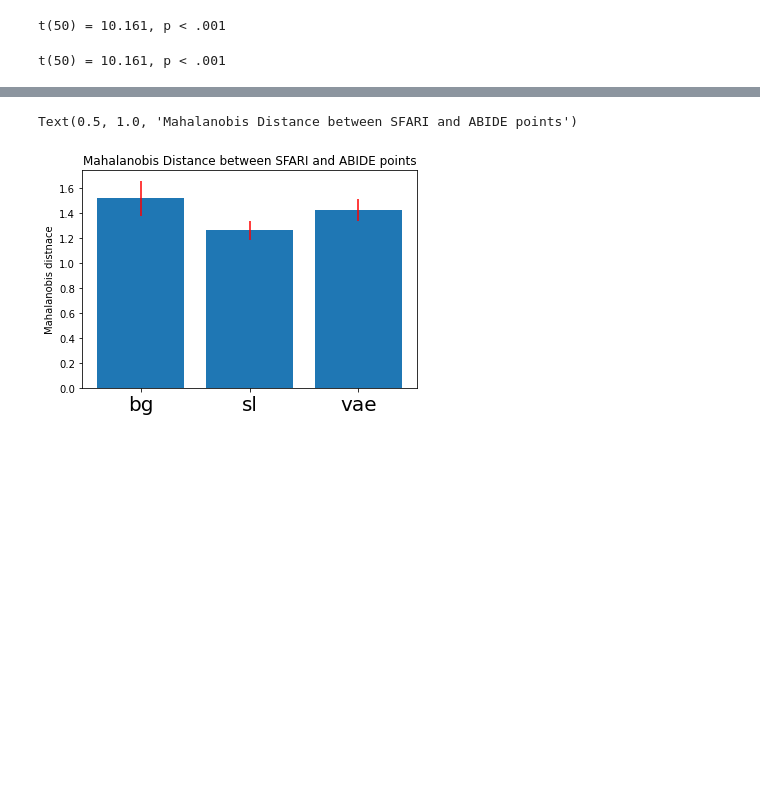
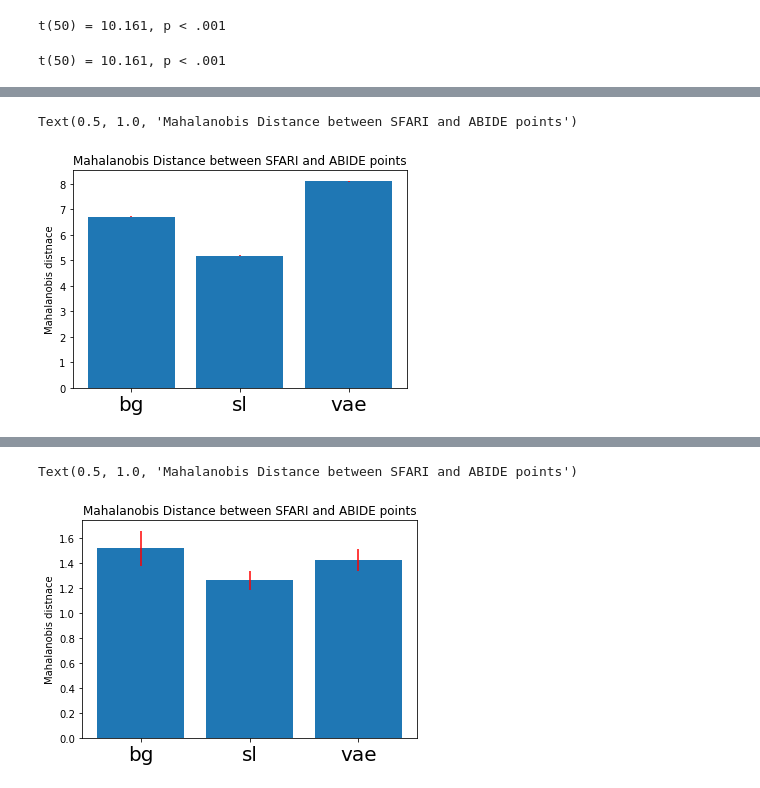
Before and after one commit to Aglinskas/BC-MRI-AE, a Jupyter notebook: Colab Notebooks/mahalanobis_distance_abide_sfari-Copy1.ipynb, the cells around one changed output, grey strips where cells are left out. Saved outputs shown, nothing was run; the diff lists cells and outputs as text; code cells hidden in the pictures; blank space fills up the shorter version.

```diff
--- a/Colab Notebooks/mahalanobis_distance_abide_sfari-Copy1.ipynb
+++ b/Colab Notebooks/mahalanobis_distance_abide_sfari-Copy1.ipynb
@@ -143,0 +204,5 @@ t(50) = 10.161, p < .001
+# %%
+%%time
+v_sl = np.array([mh_dist(data['salient_vec_abide'][i,patients,:],data['salient_vec_abide'][i,~patients,:]).mean() for i in range(10)])
+v_bg = np.array([mh_dist(data['background_vec_abide'][i,patients,:],data['background_vec_abide'][i,~patients,:]).mean() for i in range(10)])
+v_vae = np.array([mh_dist(data['vae_vec_abide'][i,patients,:],data['vae_vec_abide'][i,~patients,:]).mean() for i in range(10)])
@@ -144 +212,13 @@ t(50) = 10.161, p < .001
+# %%
+ys = [arr.mean() for arr in [v_sl,v_bg,v_vae]]
+se = [arr.std() for arr in [v_sl,v_bg,v_vae]]
+xs = np.arange(3)
+plt.bar(xs,ys);
+plt.errorbar(xs,ys,se,fmt='r ');
+plt.xticks(xs,labels=['bg','sl','vae'],fontsize=20);
+plt.ylabel('Mahalanobis distnace')
+plt.title('Mahalanobis Distance between SFARI and ABIDE points')
+# %% [output]
+Text(0.5, 1.0, 'Mahalanobis Distance between SFARI and ABIDE points')
+[figure, added]
 # %%
```
Also changed, not shown: parts of 53 cells of this notebook, 24 other files.
